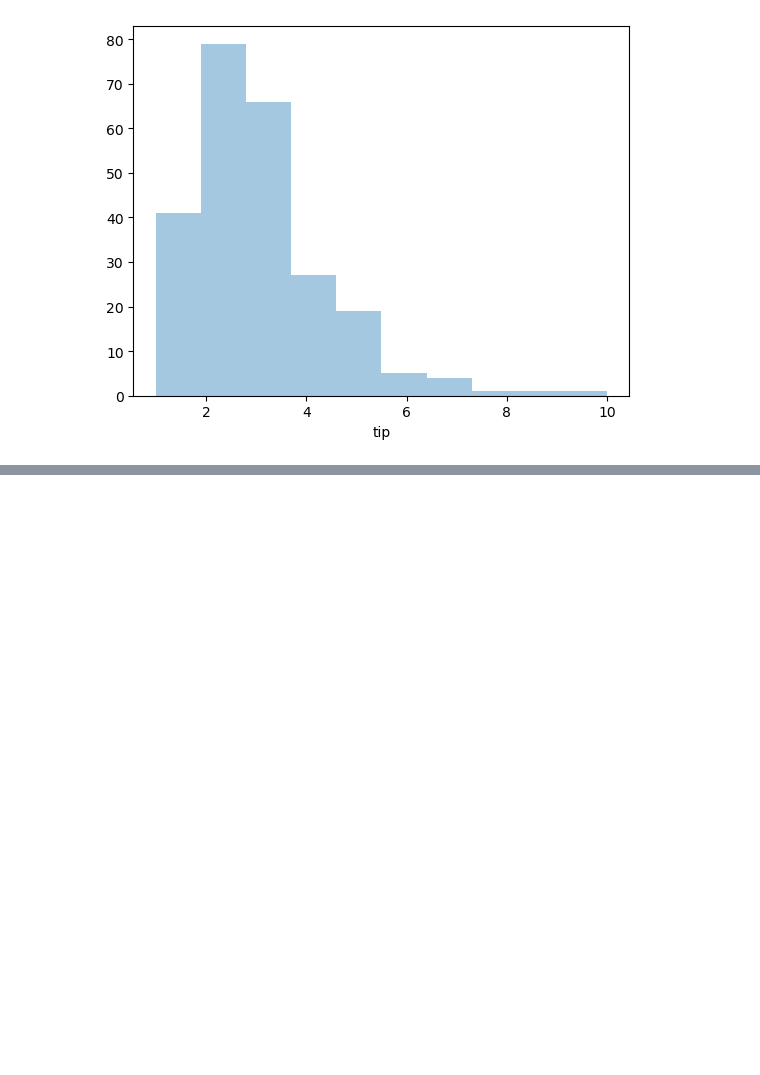
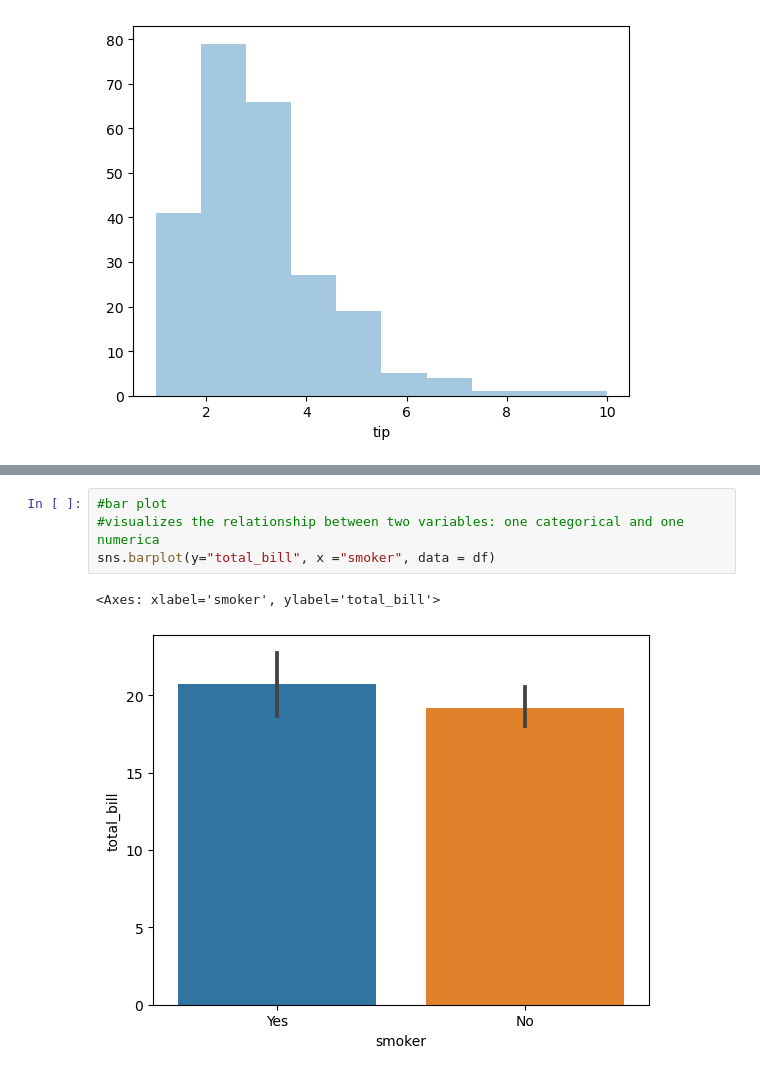
Before and after one commit to Yamini09-code/Data-Analytics-Challenge, a Jupyter notebook: Python_Notes.ipynb, the cells around one changed output, grey strips where cells are left out. Cells and saved outputs as stored; diff of their text form; blank space fills up the shorter version.

```diff
--- a/Python_Notes.ipynb
+++ b/Python_Notes.ipynb
@@ -1247,0 +1265,7 @@ https://gist.github.com/mwaskom/de44147ed2974457ad6372750bbe5751
+# %%
+#bar plot
+#visualizes the relationship between two variables: one categorical and one numerica
+sns.barplot(y="total_bill", x ="smoker", data = df)
+# %% [output]
+<Axes: xlabel='smoker', ylabel='total_bill'>
+[figure, added]
```
Also changed, not shown: parts of 26 cells of this notebook, 1 other file.
